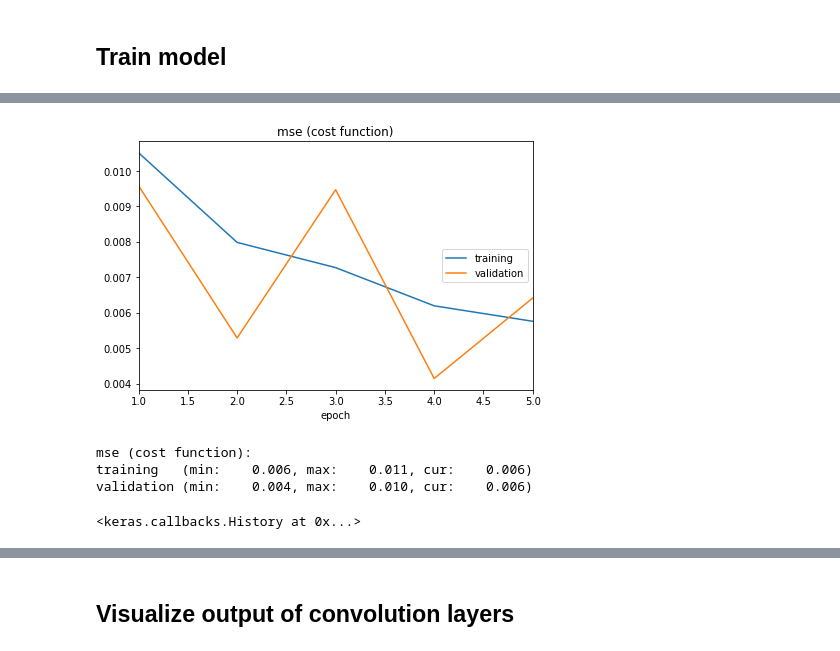
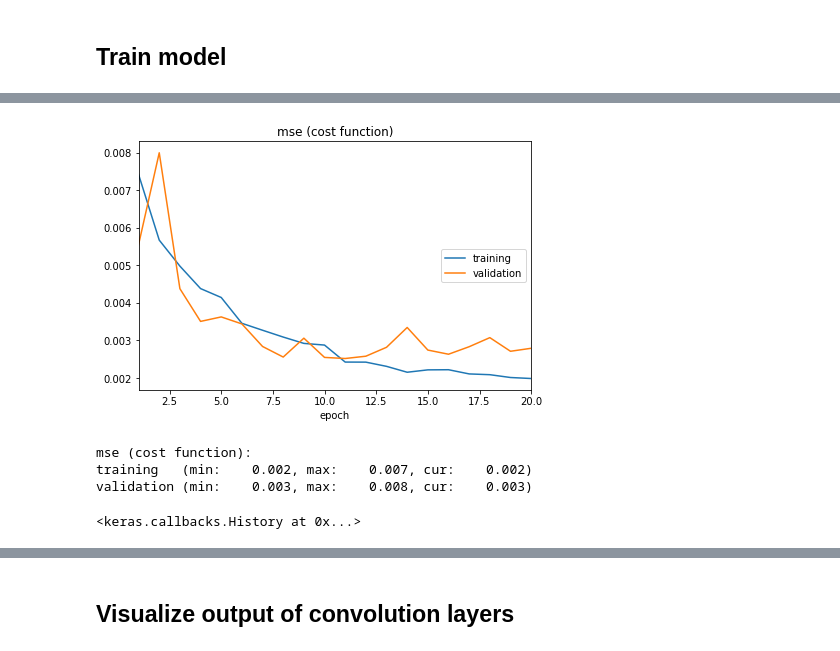
Before and after one commit to koulakis/CarND-Behavioral-Cloning-P3, a Jupyter notebook: clone.ipynb, the cells around one changed output, grey strips where cells are left out. Drawn from its saved outputs; the diff is of its cells as text; code cells hidden in the pictures.

```diff
--- a/clone.ipynb
+++ b/clone.ipynb
@@ -114,11 +124,20 @@ Non-trainable params: 480
 _________________________________________________________________
 # %% [markdown]
 ## Train model
+# %%
+def step_decay(epoch):
+    decays = {
+        0: 0.001,
+        5: 0.0005,
+        10: 0.0001
+    }
+    return decays[max([key for key in decays.keys() if key <= epoch])]
 # %%
 model.fit(
     images,
     measurements,
     epochs=1,
+    callbacks=[LearningRateScheduler(step_decay)],
     validation_split=0.2,
     shuffle=True)
 # %% [output]
@@ -129,15 +148,15 @@ Epoch 1/1
 # %%
 model.fit(
     images,
     measurements,
-    epochs=5,
-    callbacks=[PlotLossesKeras()],
+    epochs=20,
+    callbacks=[PlotLossesKeras(), LearningRateScheduler(step_decay)],
     validation_split=0.2,
     shuffle=True)
 # %% [output]
-[figure, old version]
+[figure, new version]
 mse (cost function):
-training   (min:    0.006, max:    0.011, cur:    0.006)
-validation (min:    0.004, max:    0.010, cur:    0.006)
+training   (min:    0.002, max:    0.007, cur:    0.002)
+validation (min:    0.003, max:    0.008, cur:    0.003)
 <keras.callbacks.History at 0x...>
 # %%
```
Also changed, not shown: parts of 11 cells of this notebook.
